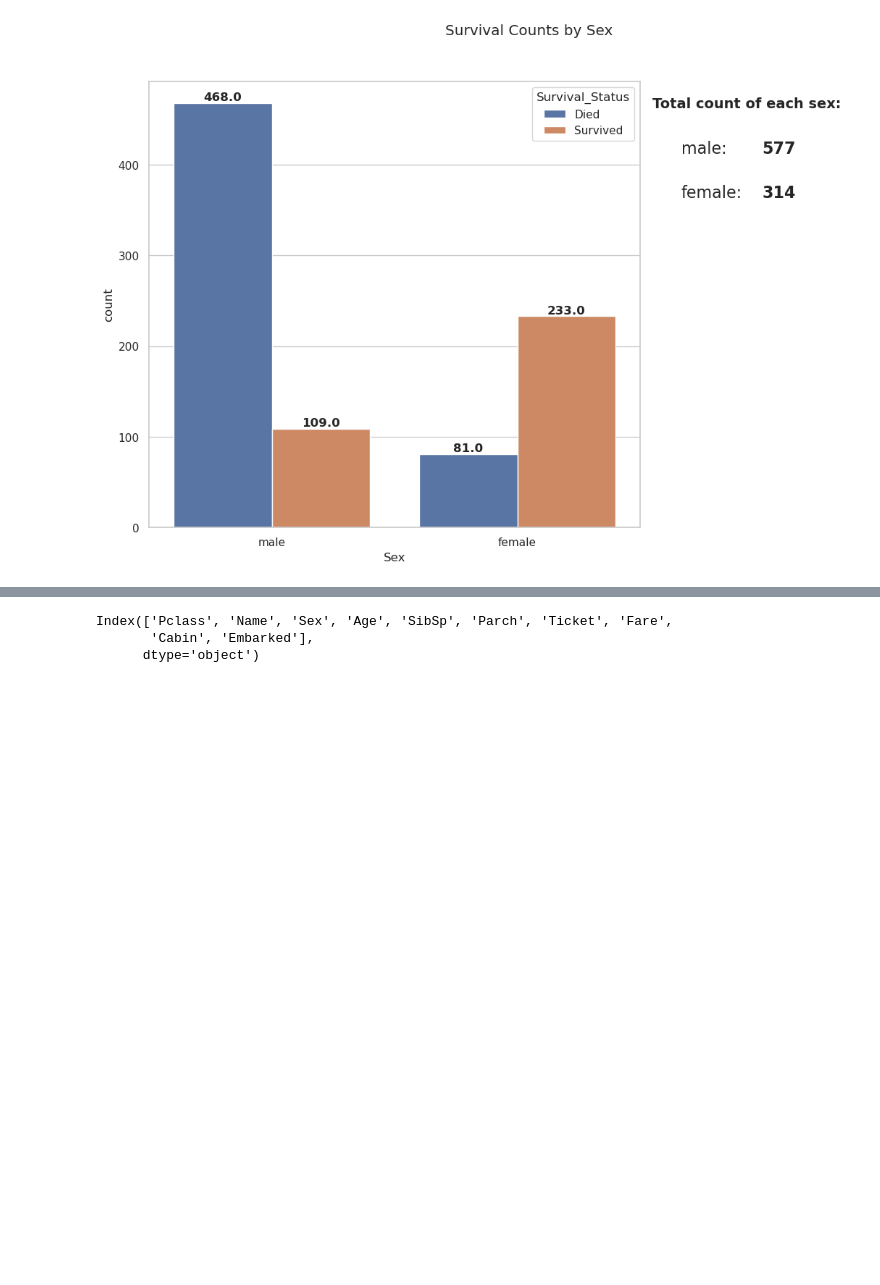
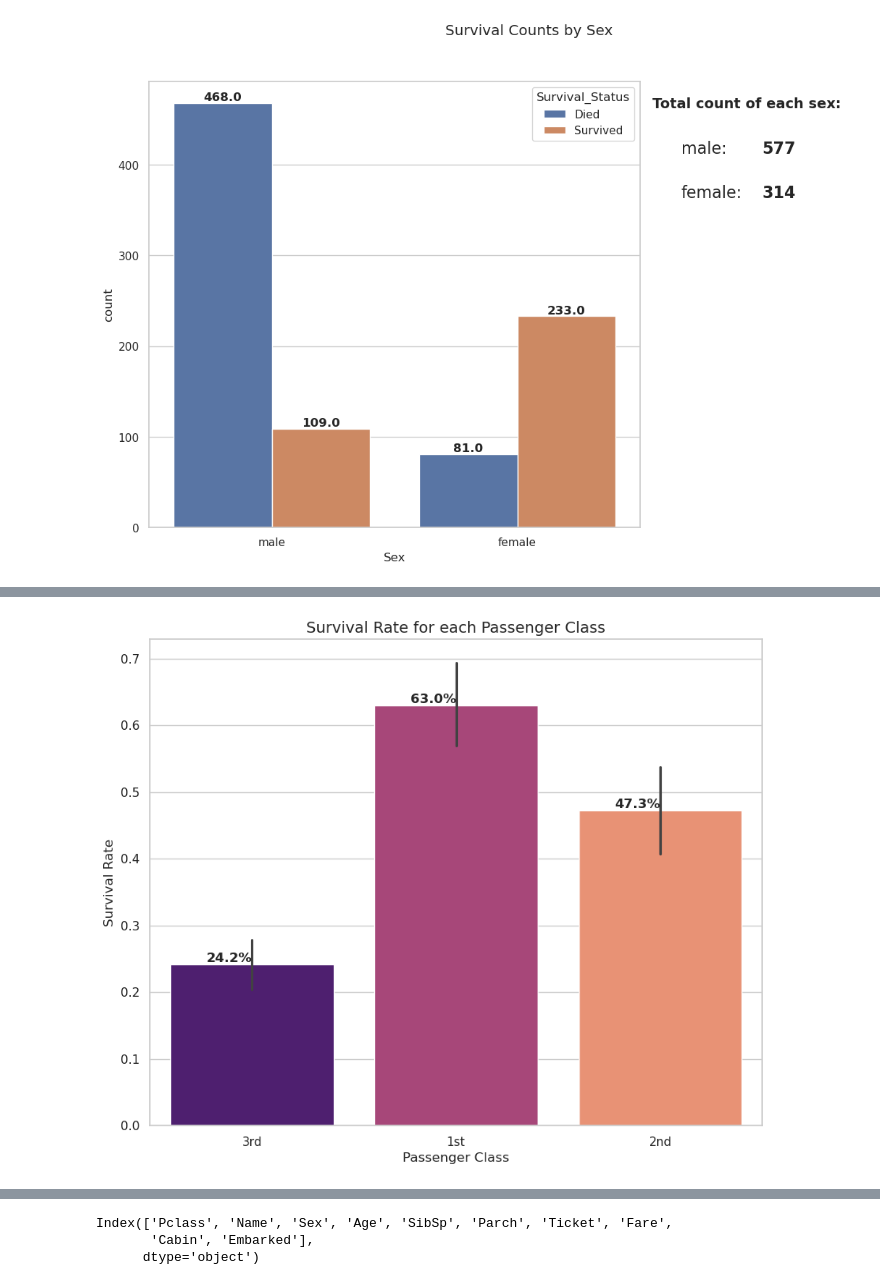
Before and after one commit to JonasLilletevedt/titanic-survival-prediction, a Jupyter notebook: notebooks/00_initial_data_exploration.ipynb, the cells around one changed output, grey strips where cells are left out. Saved outputs shown, nothing was run; the diff lists cells and outputs as text; code cells hidden in the pictures; blank space fills up the shorter version.

```diff
--- a/notebooks/00_initial_data_exploration.ipynb
+++ b/notebooks/00_initial_data_exploration.ipynb
@@ -560,0 +612,24 @@ plt.show()
+# %%
+# Make plot for bivariate analysis of `Pclass`
+# Create figure
+fig = plt.figure(figsize=(10, 8))
+
+# Init plot -- We will use a barplot
+ax = sns.barplot(data=df_correct_class_names, x='Passenger_Class', y='Survived', hue='Passenger_Class', palette='magma')
+
+# Add percentages
+total = len(df_correct_class_names)
+for p in ax.patches:
+    if p.get_height() > 0:
+        percentage = f'{p.get_height():.1%}'
+        x = p.get_x() + p.get_width() / 2
+        y = p.get_height()
+        ax.annotate(text=percentage, fontweight='bold', xy=(x, y), ha='right', va='bottom')
+
+plt.ylabel('Survival Rate')
+plt.title('Survival Rate for each Passenger Class', fontsize=14)
+plt.xlabel('Passenger Class')
+
+plt.show()
+# %% [output]
+[figure, added]
```
Also changed, not shown: parts of 24 cells of this notebook.
